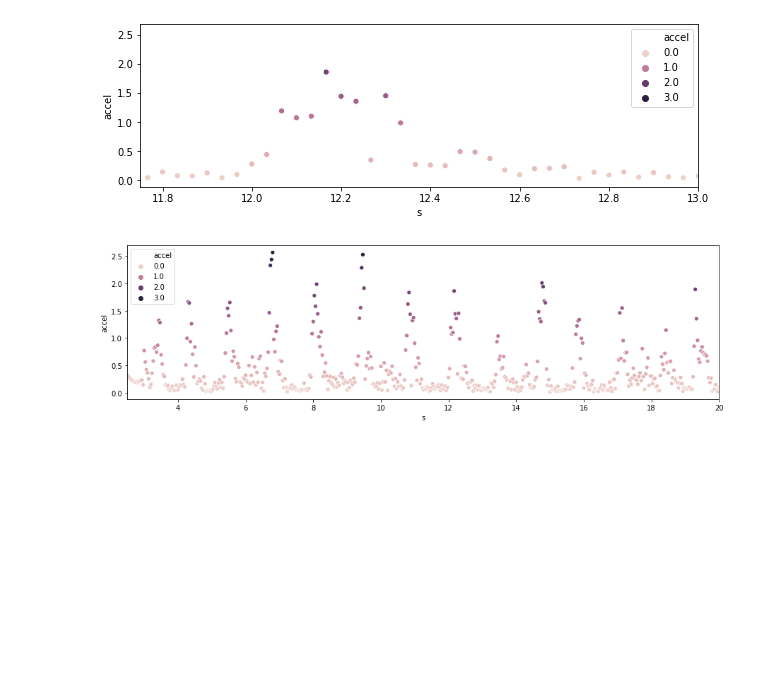
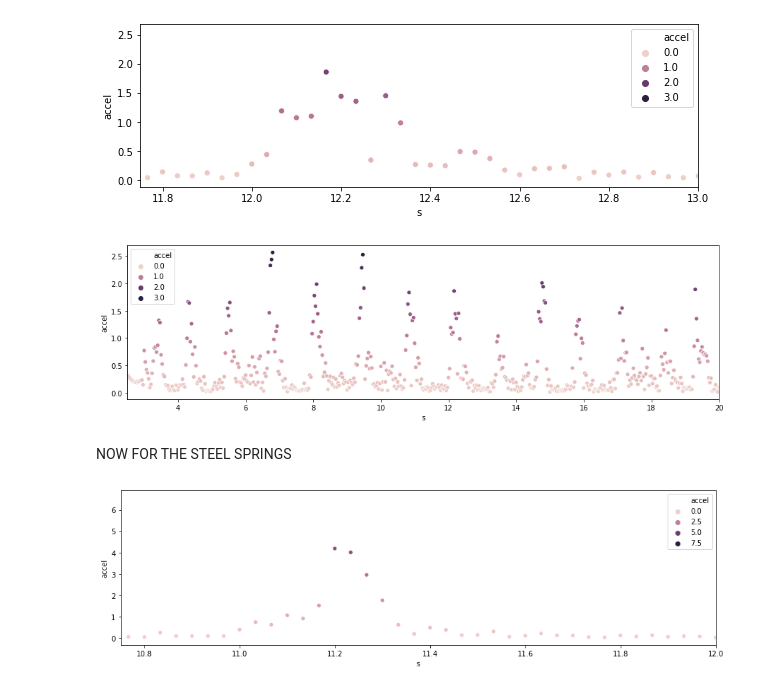
Before and after one commit to markdavidjohnson/trampoline_acceleration, a Jupyter notebook: fiber_glass_springs_accelerations_visualization.ipynb, the cells around one changed output. Cells and saved outputs as stored; diff of their text form; code cells hidden in the pictures; blank space fills up the shorter version.

Commit message:
adding first steel spring data vis

```diff
--- a/fiber_glass_springs_accelerations_visualization.ipynb
+++ b/fiber_glass_springs_accelerations_visualization.ipynb
@@ -26,3 +37,23 @@ scatter.set_xlim(left=2.5, right=20)
 plt.rcParams['figure.figsize'] = (10,3)
 # %% [output]
 [figure]
+# %% [markdown]
+NOW FOR THE STEEL SPRINGS
+# %%
+path2 = 'https://raw.githubusercontent.com/markdavidjohnson/trampoline_acceleration/main/steel_spring_trampoline.csv'
+# %%
+df2 = pd.read_csv(path2,delimiter=';')
+# %%
+df2['accel'] = (df2['x']**2 + df2['z']**2 + df2['z']**2)**.5
+df2['s'] = df2['index']/30
+# %%
+#df.plot.scatter('index','accel')
+#plt.scatter(df['index'], df['accel'])
+
+#plt.show()
+scatter2=sns.scatterplot(x=df2['s'], y=df2['accel'],hue=df2['accel'])
+#scatter.set_xlim(left=2.5, right=20)
+scatter2.set_xlim(left=10.75, right=12)
+plt.rcParams['figure.figsize'] = (15,4)
+# %% [output]
+[figure, added]
```
Also changed, not shown: parts of 2 cells of this notebook.
